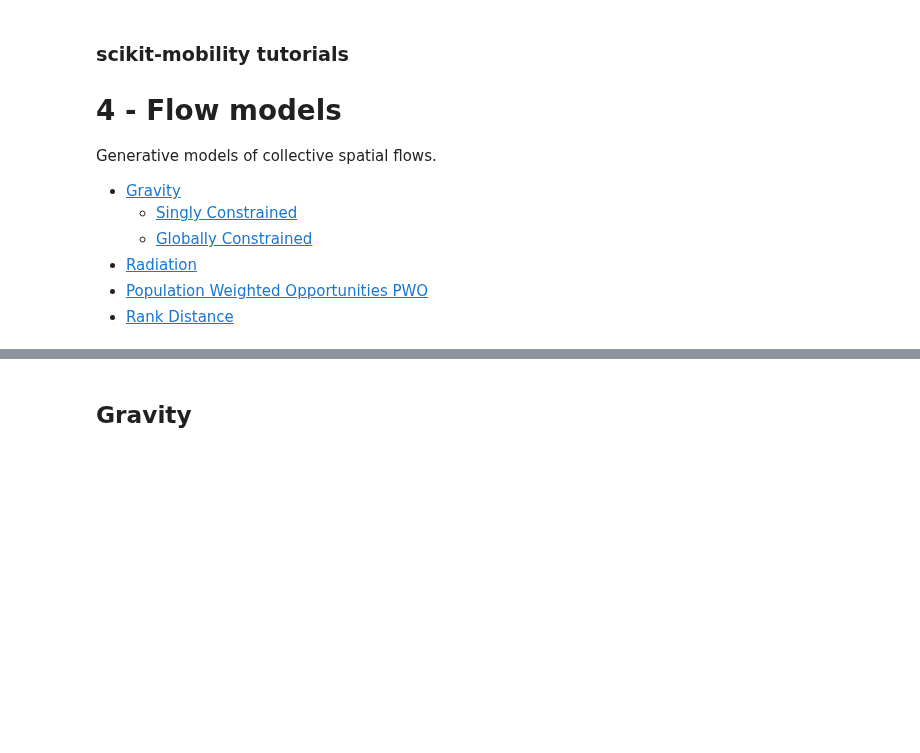
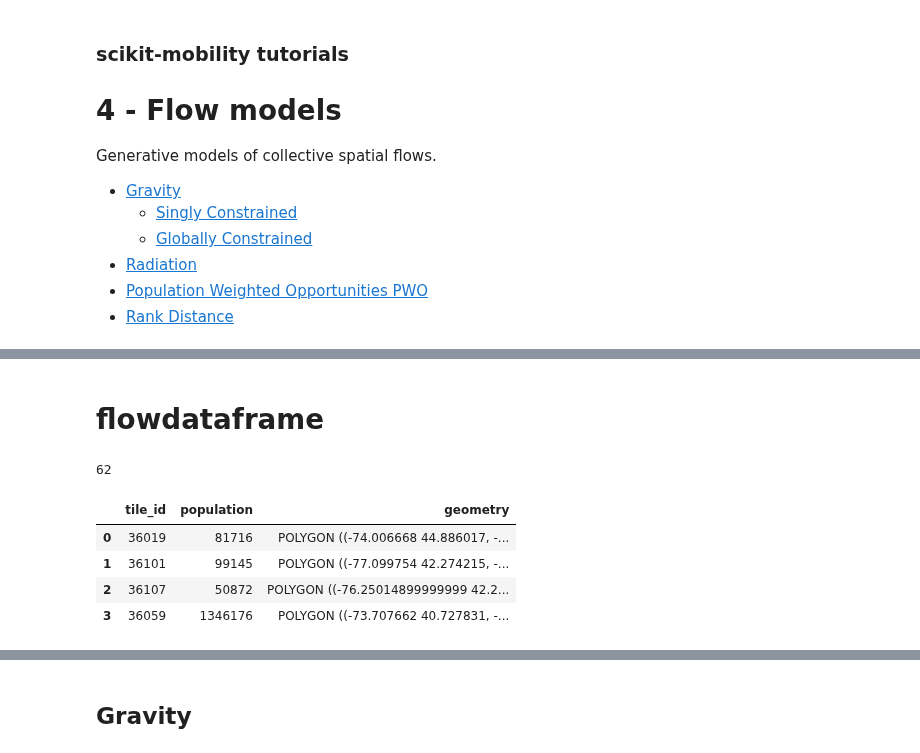
Before and after one commit to scikit-mobility/scikit-mobility, a Jupyter notebook: tutorial/4_flow_models_skmob_tutorial.ipynb, the cells around one changed output, grey strips where cells are left out. Cells and saved outputs as stored; diff of their text form; code cells hidden in the pictures; blank space fills up the shorter version.

```diff
--- a/tutorial/4_flow_models_skmob_tutorial.ipynb
+++ b/tutorial/4_flow_models_skmob_tutorial.ipynb
@@ -42,0 +32,2 @@ rome_flows.head()
+# %% [markdown]
+# flowdataframe
@@ -42,0 +47,11 @@ rome_flows.head()
+# %%
+gdf = gpd.read_file('./data/NY_counties_2011.geojson')
+print(len(gdf))
+gdf[:4]
+# %% [output]
+62
+|  | tile_id | population | geometry |
+| 0 | 36019 | 81716 | POLYGON ((-74.006668 44.886017, -... |
+| 1 | 36101 | 99145 | POLYGON ((-77.099754 42.274215, -... |
+| 2 | 36107 | 50872 | POLYGON ((-76.25014899999999 42.2... |
+| 3 | 36059 | 1346176 | POLYGON ((-73.707662 40.727831, -... |
```
Also changed, not shown: parts of 11 cells of this notebook, 4 other files.
